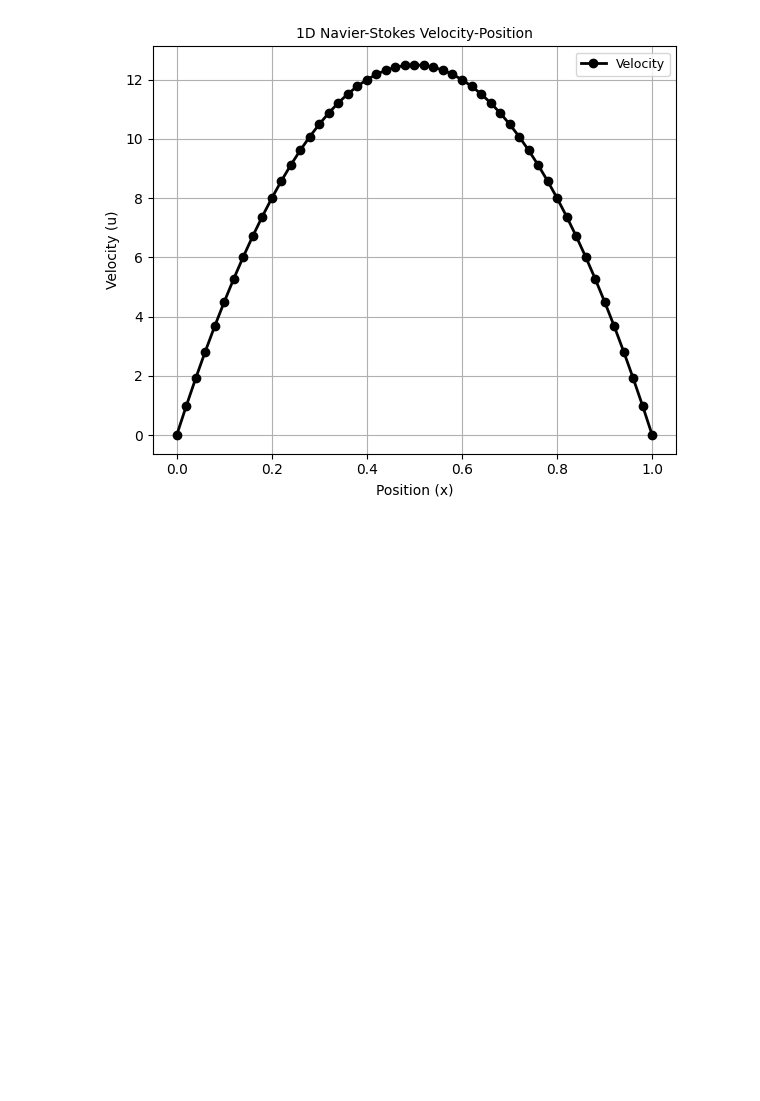
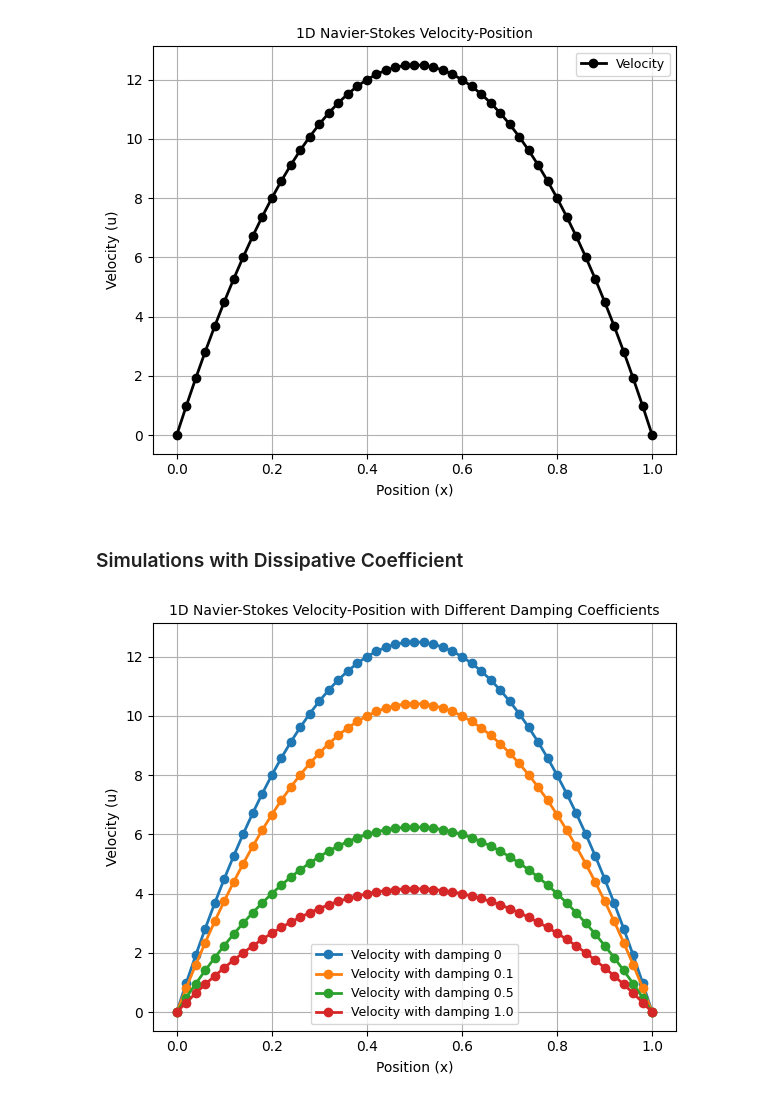
Before and after one commit to anfbermudezme/Electron-Viscous-Flux, a Jupyter notebook: Resources/FEM_1D.ipynb, the cells around one changed output. Cells and saved outputs as stored; diff of their text form; code cells hidden in the pictures; blank space fills up the shorter version.

Commit message:
feat: add dissipative coefficient in Navier-Stokes simulation in 1D.

```diff
--- a/Resources/FEM_1D.ipynb
+++ b/Resources/FEM_1D.ipynb
@@ -238,3 +238,69 @@ plt.tight_layout()
 plt.show()
 # %% [output]
 [figure]
+# %% [markdown]
+### Simulations with Dissipative Coefficient
+# %%
+import numpy as np
+import matplotlib.pyplot as plt
+
+def simulation_with_dumping(dumping_coefficient):
+    number_of_elements = 50  # number of elements
+    L = 1  # length of domain
+    nu = 0.01  # viscosity
+    f = 1.0  # force
+    u0 = 0
+    uL = 0
+    dx = L / number_of_elements  # size of each element
+
+    # Initialize matrices
+    K = np.zeros((number_of_elements+1, number_of_elements+1))
+    F = np.zeros(number_of_elements+1)
+
+    for i in range(number_of_elements):
+        k_local = np.array(
+            [
+                [nu/dx - 0.5*(u0 + uL)/2 + dumping_coefficient, -nu/dx + 0.5*(u0 + uL)/2 - dumping_coefficient],
+                [-nu/dx - 0.5*(u0 + uL)/2 - dumping_coefficient, nu/dx + 0.5*(u0 + uL)/2 + dumping_coefficient],
+            ],
+        )
+        f_local = np.array([f*dx/2, f*dx/2])
+
+        K[i:i+2, i:i+2] += k_local
+        F[i:i+2] += f_local
+
+    # Apply Dirichlet boundary conditions
+    K[0, :] = 0
+    K[:, 0] = 0
+    K[0, 0] = 1
+    F[0] = u0
+
+    K[-1, :] = 0
+    K[:, -1] = 0
+    K[-1, -1] = 1
+    F[-1] = uL
+
+    u = np.linalg.solve(K, F)
+    x = np.linspace(0, L, number_of_elements+1)
+
+    label = f"Velocity with damping {dumping_coefficient}"
+    ax.plot(x, u, '-o', label=label, linewidth=2, markersize=6)
+
+fig, ax = plt.subplots(figsize=(6, 5))
+ax.set_xlabel("Position (x)", fontsize=10)
+ax.set_ylabel("Velocity (u)", fontsize=10)
+ax.set_title("1D Navier-Stokes Velocity-Position with Different Damping Coefficients", fontsize=10)
+ax.tick_params(axis='both', which='major', labelsize=10)
+ax.grid(True)
+
+# Run simulations with different damping coefficients
+simulation_with_dumping(0)
+simulation_with_dumping(0.1)
+simulation_with_dumping(0.5)
+simulation_with_dumping(1.0)
+
+ax.legend(fontsize=9)
+plt.tight_layout()
+plt.show()
+# %% [output]
+[figure, added]
```
Also changed, not shown: parts of 1 cell of this notebook, 2 other files.
